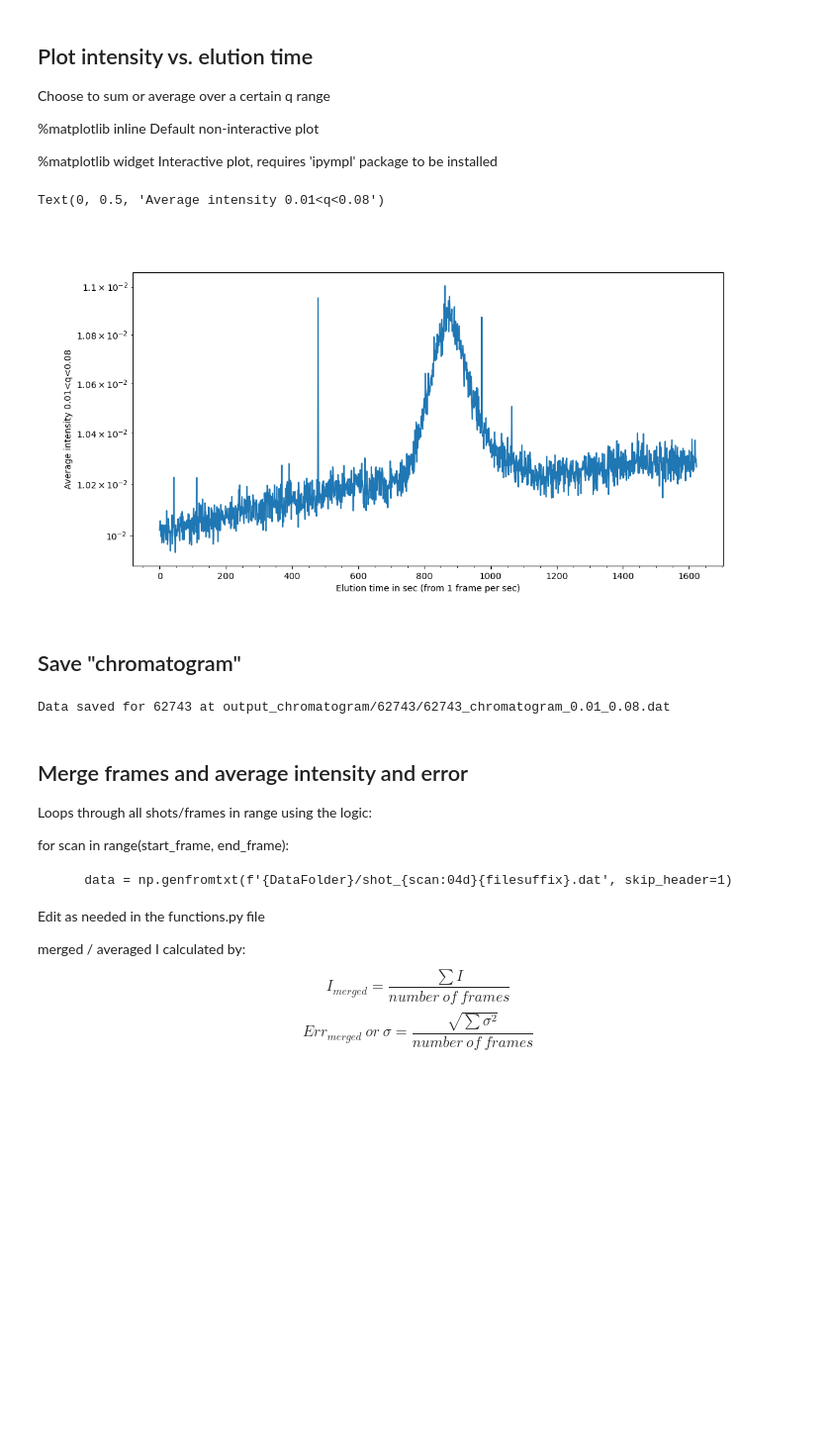
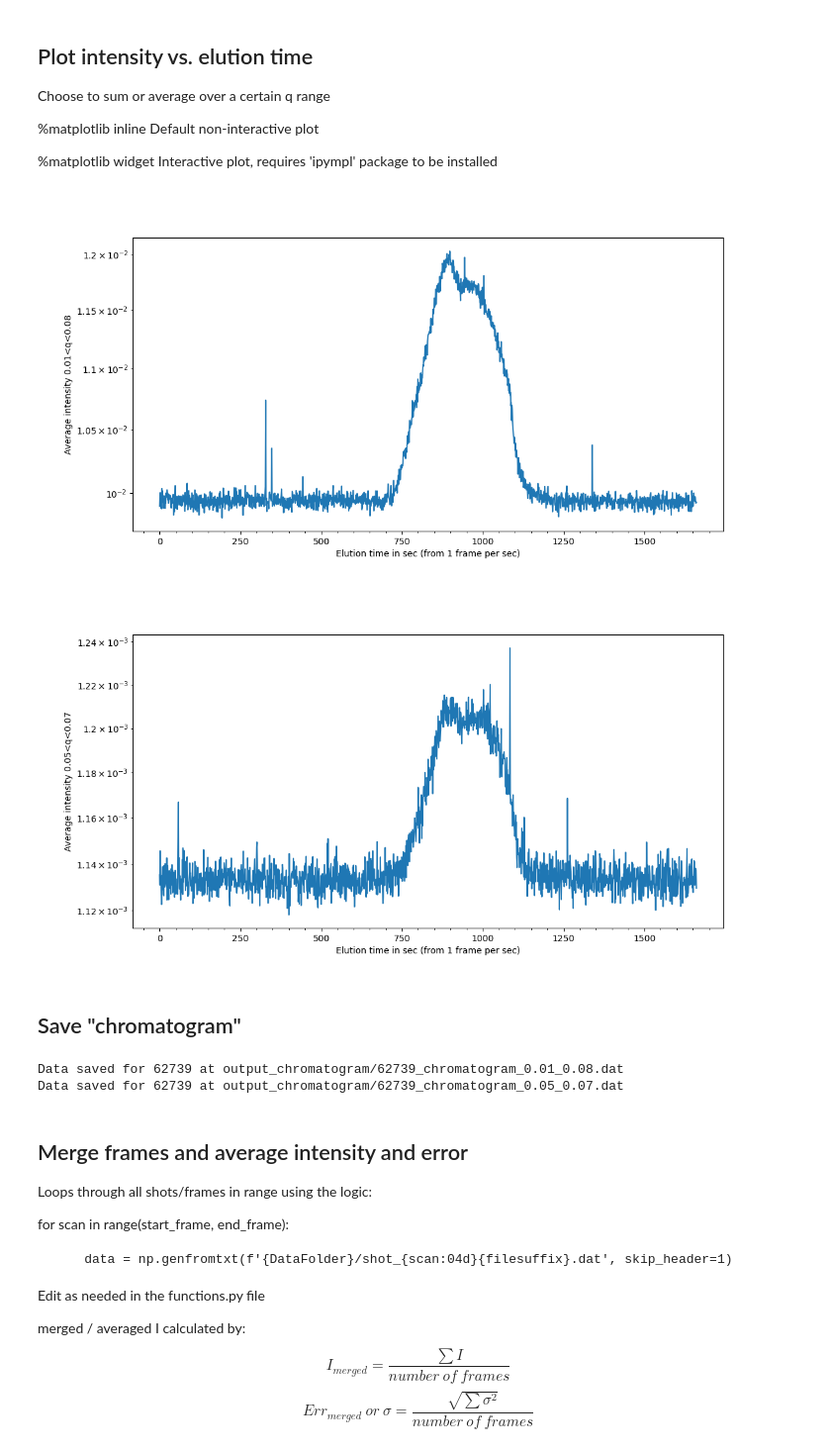
Before and after one commit to Ratjan/SEC-SAXS, a Jupyter notebook: SEC_SAXS_v2.ipynb, the cells around one changed output. Shown at 99% size. Drawn from its saved outputs; the diff is of its cells as text; code cells hidden in the pictures; blank space fills up the shorter version.

```diff
--- a/SEC_SAXS_v2.ipynb
+++ b/SEC_SAXS_v2.ipynb
@@ -31,45 +31,55 @@ Choose to sum or average over a certain q range
 %matplotlib inline  Default non-interactive plot
 
 %matplotlib widget  Interactive plot, requires 'ipympl' package to be installed
-# %%
-%matplotlib widget
-import matplotlib.pyplot as plt
-
-# q-range for summing/averaging
-q_min = 0.01
-q_max = 0.08
-
-# Plot sum of intensity
-intensities = []
-
-for frame in range(num_files): # For every shot/file in the folder
-    data = np.loadtxt(f'{DataFolder}/shot_{frame:04d}_rebinned.dat', skiprows=1)   # Change this to the format of your data files, mine has the detector name after the shot number
-    dataq = data[:,0]
-    dataI = data[:,1]
-    mask = (dataq <= q_max) & (dataq >= q_min) # Mask for the desired q-range
-    avg_intensity = np.sum(dataI[mask])/len(data[:,0])
-    #sum_intensity = np.sum(dataI[mask]) # Toggle to choose between sum or average
-    intensities.append(avg_intensity)
-    #intensities.append(sum_intensity)   # Toggle to choose between sum or average
-
-plt.figure(figsize=(12,6))
-plt.plot(range(num_files), intensities)
-plt.yscale('log')
-plt.gca().minorticks_on()
-plt.xlabel('Elution time in sec (from 1 frame per sec)')
-plt.ylabel(f'Average intensity {q_min}<q<{q_max}')
-# %% [output]
-Text(0, 0.5, 'Average intensity 0.01<q<0.08')
-[figure, removed]
+# %%
+%matplotlib widget
+import matplotlib.pyplot as plt
+
+# q-range for summing/averaging - accepts multiple ranges as tuples
+q_min = (0.01,0.05)
+q_max = (0.08,0.07)
+
+intensity_list = {}
+# Plot sum of intensity
+for qmin, qmax in zip(q_min, q_max):
+    intensities = []
+    for frame in range(num_files): # For every shot/file in the folder
+        data = np.loadtxt(f'{DataFolder}/shot_{frame:04d}_rebinned.dat', skiprows=1)   # Change this to the format of your data files, mine has the detector name after the shot number
+        dataq = data[:,0]
+        dataI = data[:,1]
+        mask = (dataq <= qmax) & (dataq >= qmin) # Mask for the desired q-range
+        avg_intensity = np.sum(dataI[mask])/len(data[:,0])
+        #sum_intensity = np.sum(dataI[mask]) # Toggle to choose between sum or average
+        intensities.append(avg_intensity)
+        #intensities.append(sum_intensity)   # Toggle to choose between sum or average
+    intensity_list[f'{qmin}_{qmax}'] = intensities
+# %%
+for qmin, qmax in zip(q_min, q_max):
+    plt.figure(figsize=(12,6))
+    plt.plot(range(num_files), intensity_list[f'{qmin}_{qmax}'])
+    plt.yscale('log')
+    plt.gca().minorticks_on()
+    plt.xlabel('Elution time in sec (from 1 frame per sec)')
+    plt.ylabel(f'Average intensity {qmin}<q<{qmax}')
+# %% [output]
+[figure, added]
+[figure, added]
 # %% [markdown]
 ## Save "chromatogram"
 # %%
 from functions import save_chromatogram
 
 time = range(num_files)
-save_chromatogram(scan, q_min, q_max, time, intensities)
+for qmin, qmax in zip(q_min, q_max):
+    key = f'{qmin}_{qmax}'
+    if key not in intensity_list:
+        print(f"Skipping save: no data for {key}")
+        continue
+    chromatogram = intensity_list[key]   # don't overwrite the dict
+    save_chromatogram(scan, qmin, qmax, time, chromatogram)
 # %% [output]
-Data saved for 62743 at output_chromatogram/62743/62743_chromatogram_0.01_0.08.dat
+Data saved for 62739 at output_chromatogram/62739_chromatogram_0.01_0.08.dat
+Data saved for 62739 at output_chromatogram/62739_chromatogram_0.05_0.07.dat
 # %% [markdown]
 ## Merge frames and average intensity and error
 Loops through all shots/frames in range using the logic:
```
Also changed, not shown: parts of 1 cell of this notebook, 1 other file.
